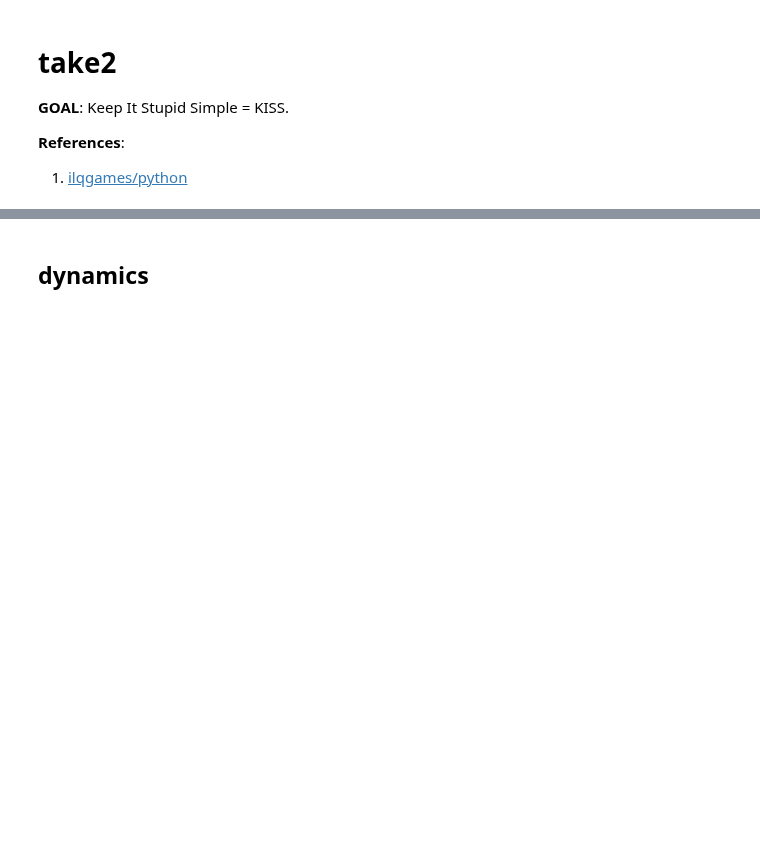
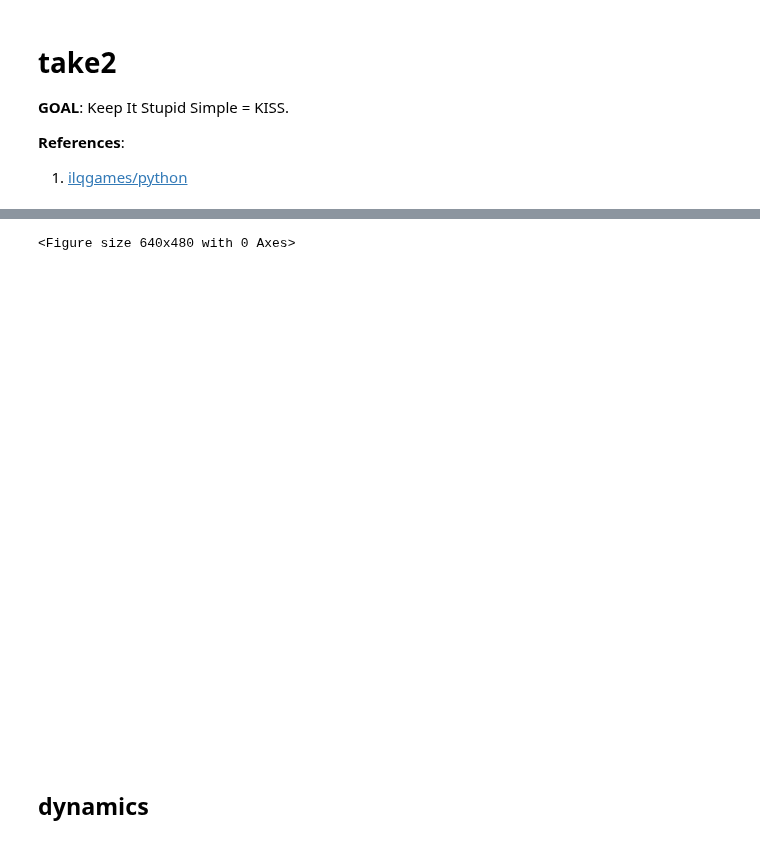
Before and after one commit to labicon/dp-ilqr, a Jupyter notebook: notebooks/main2.ipynb, the cells around one changed output, grey strips where cells are left out. Cells and saved outputs as stored; diff of their text form; code cells hidden in the pictures; blank space fills up the shorter version.

```diff
--- a/notebooks/main2.ipynb
+++ b/notebooks/main2.ipynb
@@ -21,3 +18,11 @@ import torch
 
 from decentralized import control2
 import pocketknives
+# %%
+%matplotlib widget
+plt.rcParams['axes.grid'] = True
+# %%
+plt.figure()
+# %% [output]
+<Figure size 640x480 with 0 Axes>
+[figure, added]
```
Also changed, not shown: parts of 14 cells of this notebook, 3 other files.
